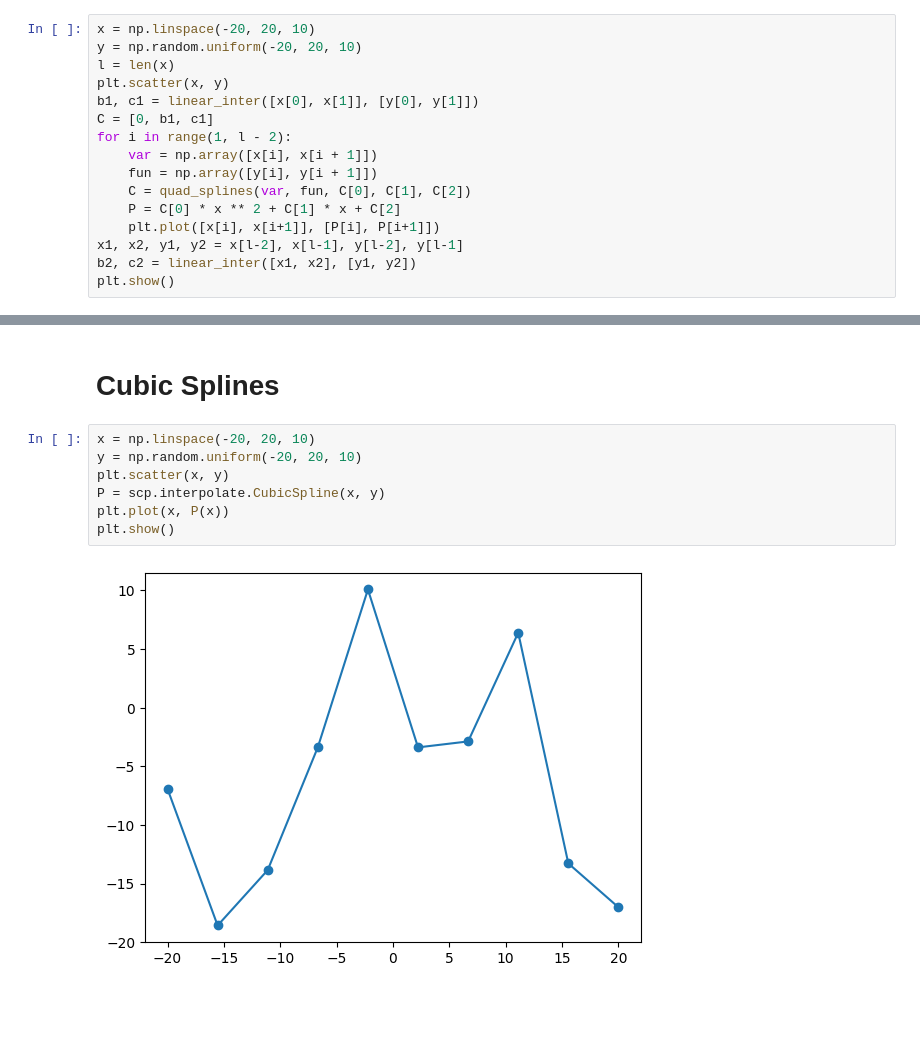
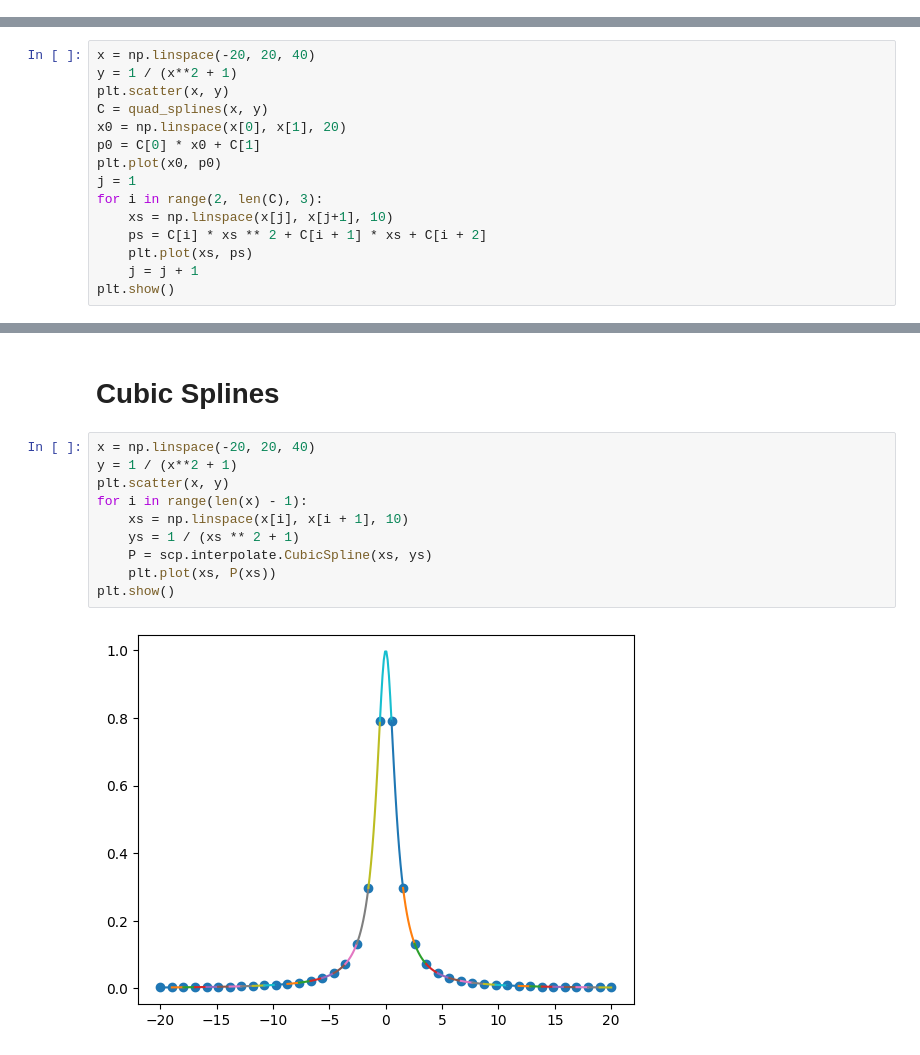
Before and after one commit to FahedAbuShaer/Fahed, a Jupyter notebook: Homework/Chapter 1/Splines.ipynb, the cells around one changed output, grey strips where cells are left out. Cells and saved outputs as stored; diff of their text form; blank space fills up the shorter version.

Commit message:
Finished Interpolation
completed

```diff
--- a/Homework/Chapter 1/Splines.ipynb
+++ b/Homework/Chapter 1/Splines.ipynb
@@ -36,16 +6,0 @@ def quad_splines(x, y, C0, C1, C2):
-# %%
-x = np.linspace(-20, 20, 10)
-y = np.random.uniform(-20, 20, 10)
-l = len(x)
-plt.scatter(x, y)
-b1, c1 = linear_inter([x[0], x[1]], [y[0], y[1]])
-C = [0, b1, c1]
-for i in range(1, l - 2):
-    var = np.array([x[i], x[i + 1]])
-    fun = np.array([y[i], y[i + 1]])
-    C = quad_splines(var, fun, C[0], C[1], C[2])
-    P = C[0] * x ** 2 + C[1] * x + C[2]
-    plt.plot([x[i], x[i+1]], [P[i], P[i+1]])
-x1, x2, y1, y2 = x[l-2], x[l-1], y[l-2], y[l-1]
-b2, c2 = linear_inter([x1, x2], [y1, y2])
-plt.show()
@@ -54,0 +46,15 @@ ValueError: x and y must have same first dimension, but have shapes (2,) and (10
+# %%
+x = np.linspace(-20, 20, 40)
+y = 1 / (x**2 + 1)
+plt.scatter(x, y)
+C = quad_splines(x, y)
+x0 = np.linspace(x[0], x[1], 20)
+p0 = C[0] * x0 + C[1]
+plt.plot(x0, p0)
+j = 1
+for i in range(2, len(C), 3):
+    xs = np.linspace(x[j], x[j+1], 10)
+    ps = C[i] * xs ** 2 + C[i + 1] * xs + C[i + 2]
+    plt.plot(xs, ps)
+    j = j + 1
+plt.show()
@@ -55,11 +63,14 @@ ValueError: x and y must have same first dimension, but have shapes (2,) and (10
 # %% [markdown]
 # **Cubic Splines**
 # %%
-x = np.linspace(-20, 20, 10)
-y = np.random.uniform(-20, 20, 10)
+x = np.linspace(-20, 20, 40)
+y = 1 / (x**2 + 1)
 plt.scatter(x, y)
-P = scp.interpolate.CubicSpline(x, y)
-plt.plot(x, P(x))
+for i in range(len(x) - 1):
+    xs = np.linspace(x[i], x[i + 1], 10)
+    ys = 1 / (xs ** 2 + 1)
+    P = scp.interpolate.CubicSpline(xs, ys)
+    plt.plot(xs, P(xs))
 plt.show()
 # %% [output]
-[figure, old version]
+[figure, new version]
```
Also changed, not shown: parts of 5 cells of this notebook, 44 other files.
